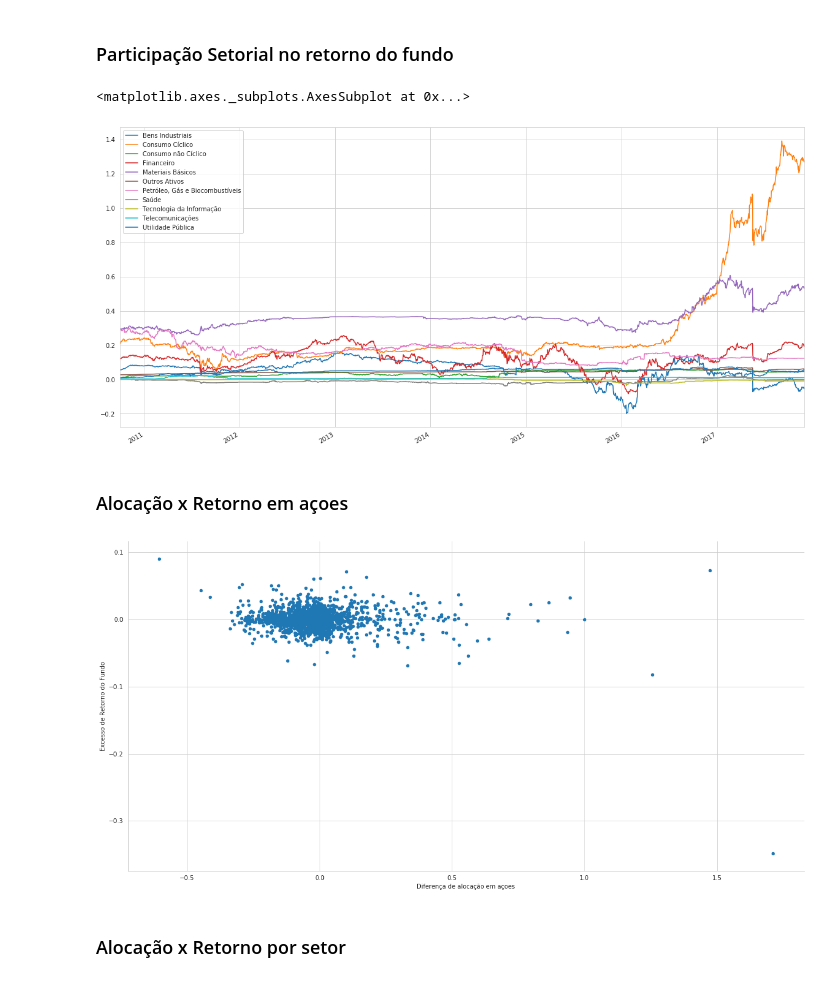
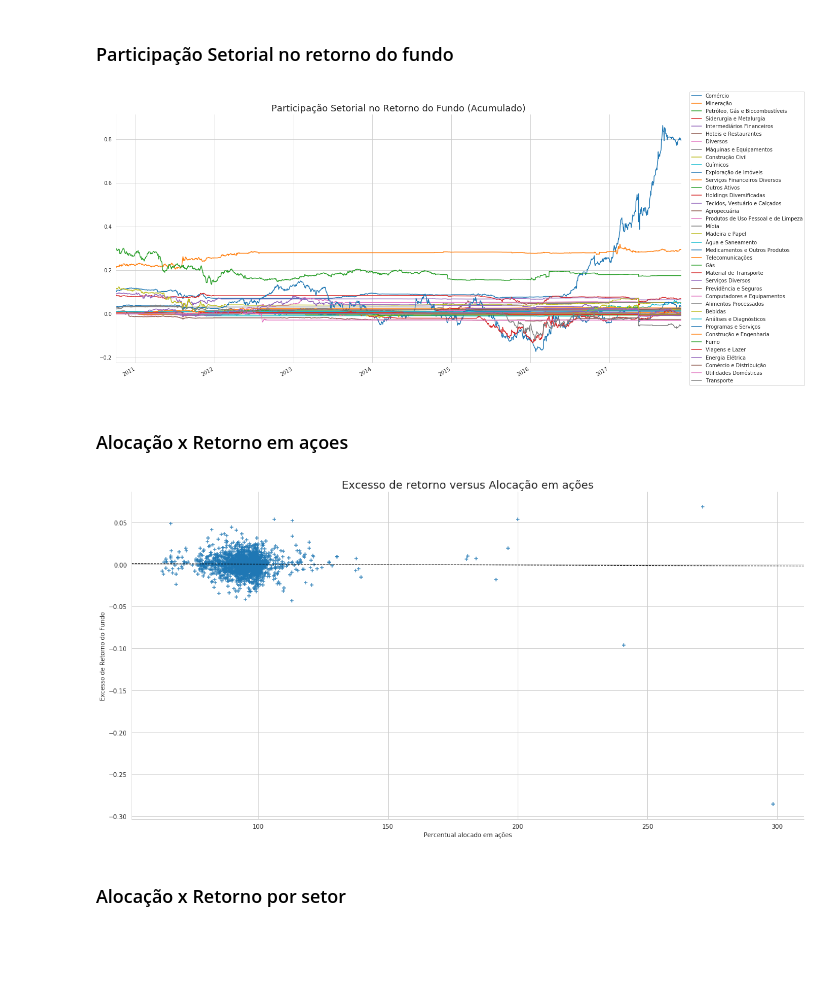
Before and after one commit to PablocFonseca/kalman_portfolio, a Jupyter notebook: 0 - Resultados .ipynb, the cells around one changed output. Saved outputs shown, nothing was run; the diff lists cells and outputs as text; code cells hidden in the pictures; blank space fills up the shorter version.

```diff
--- a/0 - Resultados .ipynb
+++ b/0 - Resultados .ipynb
@@ -45,11 +45,11 @@ loaded states
 loaded estimativas
 ALASKA BLACK MASTER FUNDO DE INVESTIMENTO EM AÇÕES - BDR NÍVEL  I
 # %%
-classes = pd.read_excel("classificao_acoes.xlsx", encoding='latin1')
+classes = pd.read_excel("Copy of classificao_acoes.xlsx", encoding='latin1')
 classes.columns = ['SETOR', 'SUBSETOR',
                    'SEGMENTO', 'EMPRESA', 'CODIGO', 'SEGMENTO.1']
 classes.sort_values('SETOR', inplace=True)
-classes_acoes = dict(classes[['CODIGO', 'SETOR']].apply(lambda s: s.str.strip()).values)
+classes_acoes = dict(classes[['CODIGO', 'SUBSETOR']].apply(lambda s: s.str.strip()).values)
 
 lastPric = ibov.pivot_table(index='RptDt', columns='TckrSymb', values='LastPric')
 thrlQty = ibov.pivot_table(index='RptDt', columns='TckrSymb', values='ThrlQty')
@@ -59,6 +59,8 @@ stockPrtcptnPct = ibov.pivot_table(index='RptDt', columns='TckrSymb', values='st
 pesos_ibov = ecncVal.div(ecncVal.sum(1),axis=0).loc[:'2017']
 retornos_ibov = lastPric.pct_change().mask(lastPric.isna()).loc[:'2017']
 
+estimativas_pesos_acoes = estimativas.reindex(columns=retornos_acoes_empresa).div( estimativas.reindex(columns=retornos_acoes_empresa).sum(1), axis=0)
+
 pesos_estimados = estimativas.groupby(lambda c: classes_acoes.get(c,'Outros Ativos'), axis=1).sum()
 
 retornos_fundos_ponderados = estimativas.mul(signals)
@@ -87,24 +94,35 @@ plt.title('Retorno acumulado por setor IBOV');
 ### Participação Setorial no retorno do fundo
 # %%
 rfp_setor = retornos_fundos_ponderados.groupby(lambda c: classes_acoes.get(c,'Outros Ativos'), axis=1).sum()
-rfp_setor.iloc[0] = estimativas.groupby(lambda c: classes_acoes.get(c,'Outros Ativos'), axis=1).sum().iloc[0]
-rfp_setor.add(1).cumprod().sub(1).plot(figsize=(20,10))
+rfp_setor.iloc[0] = estimativas_pesos_acoes.groupby(lambda c: classes_acoes.get(c,'Outros Ativos'), axis=1).sum().iloc[0]
+
+order = rfp_setor.add(1).cumprod().sub(1).iloc[-1].sort_values(ascending=False).index
+
+ax = rfp_setor.reindex(columns=order).add(1).cumprod().sub(1).plot(figsize=(20,10))
+
+plt.title('Participação Setorial no Retorno do Fundo (Acumulado)', fontsize=18);
+ax.legend(loc='center left', bbox_to_anchor=(1.01, 0.5))
+sns.despine()
 # %% [output]
-<matplotlib.axes._subplots.AxesSubplot at 0x...>
-[figure, old version]
+[figure, new version]
 # %% [markdown]
 ### Alocação x Retorno  em açoes
 # %%
+fig, ax = plt.subplots(1, figsize=(20,10))
+
 excesso_retorno_fundo = retornos_fundos_ponderados.sum(1) - retornos_ibov_ponderados.sum(1)
-diferenca_alocacao = estimativas.reindex(columns=retornos_acoes_empresa).sum(1) - 1
+diferenca_alocacao = estimativas.reindex(columns=retornos_acoes_empresa).sum(1) * 100
 
-pd.concat([excesso_retorno_fundo, diferenca_alocacao],
-          keys=['Excesso de Retorno do Fundo','Diferença de alocação em açoes'],
-          axis=1).plot.scatter(1,0, figsize=(20,10))
-
+data = pd.concat([excesso_retorno_fundo, diferenca_alocacao],
+          keys=['Excesso de Retorno do Fundo','Percentual alocado em ações'],
+          axis=1)#.plot.scatter(1,0, figsize=(20,10))
+sns.regplot(data=data, y=data.columns[0], x=data.columns[1], ax=ax, ci=None, marker='+',
+           line_kws={'ls':'--', 'lw':1, 'color':'k'}, robust=True)
+plt.title('Excesso de retorno versus Alocação em ações', fontsize=18);
+#ax.legend(loc='center left', bbox_to_anchor=(1.01, 0.5))
 sns.despine()
 # %% [output]
-[figure, old version]
+[figure, new version]
 # %% [markdown]
 ### Alocação x Retorno por setor
 # %%
```
Also changed, not shown: parts of 26 cells of this notebook, 3 other files.
